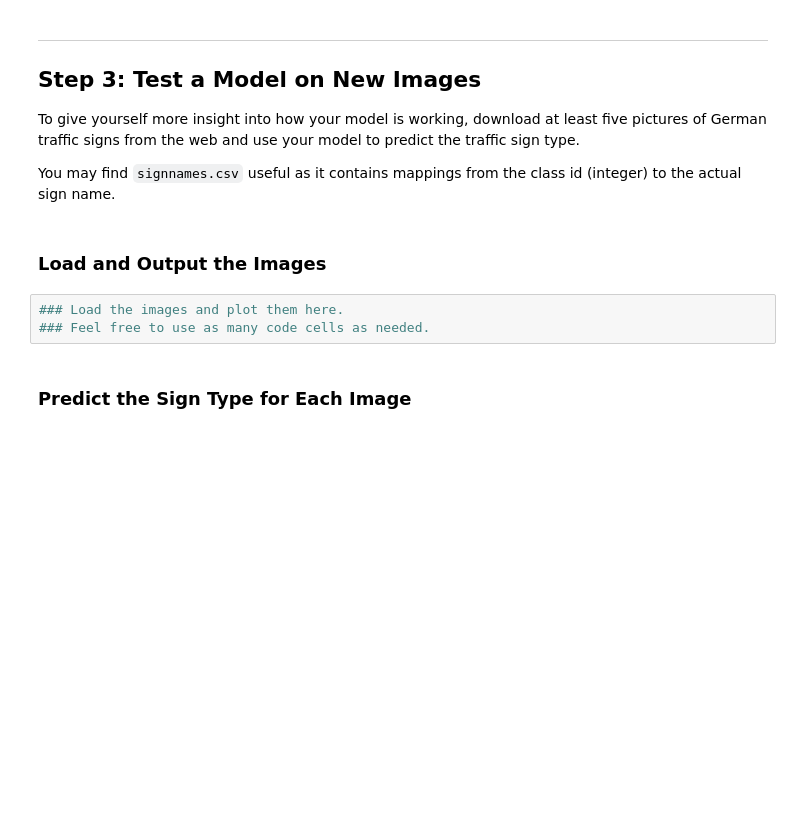
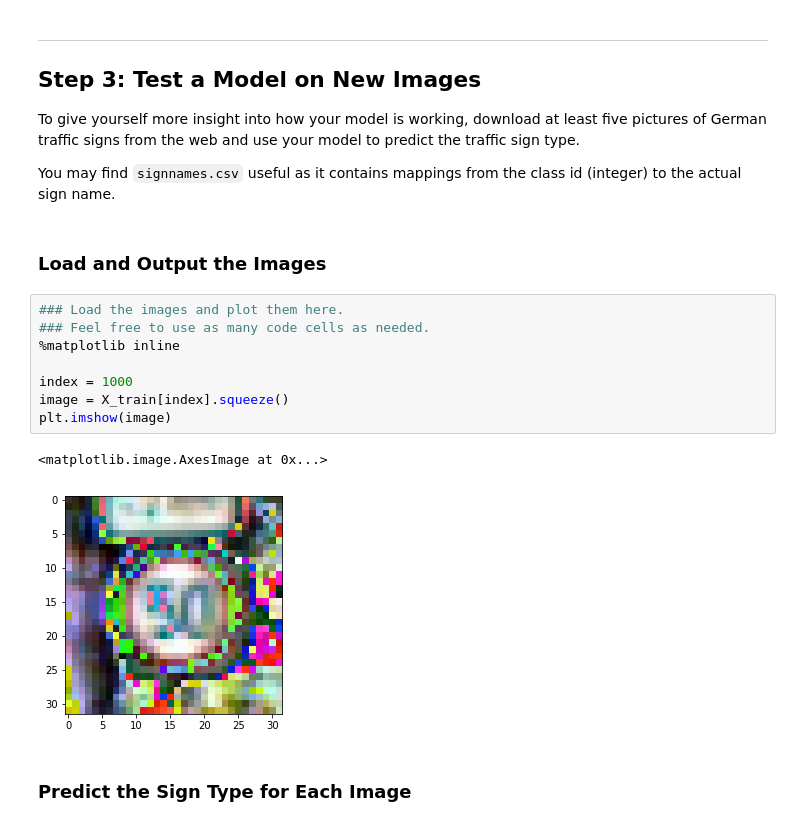
Before and after one commit to lissue/trafficsigns, a Jupyter notebook: Traffic_Sign_Classifier.ipynb, the cells around one changed output. Cells and saved outputs as stored; diff of their text form; blank space fills up the shorter version.

```diff
--- a/Traffic_Sign_Classifier.ipynb
+++ b/Traffic_Sign_Classifier.ipynb
@@ -293,6 +363,14 @@ You may find `signnames.csv` useful as it contains mappings from the class id (i
 # %%
 ### Load the images and plot them here.
 ### Feel free to use as many code cells as needed.
+%matplotlib inline
+
+index = 1000
+image = X_train[index].squeeze()
+plt.imshow(image)
+# %% [output]
+<matplotlib.image.AxesImage at 0x...>
+[figure, added]
 # %% [markdown]
 ### Predict the Sign Type for Each Image
 # %%
```
Also changed, not shown: parts of 5 cells of this notebook.
